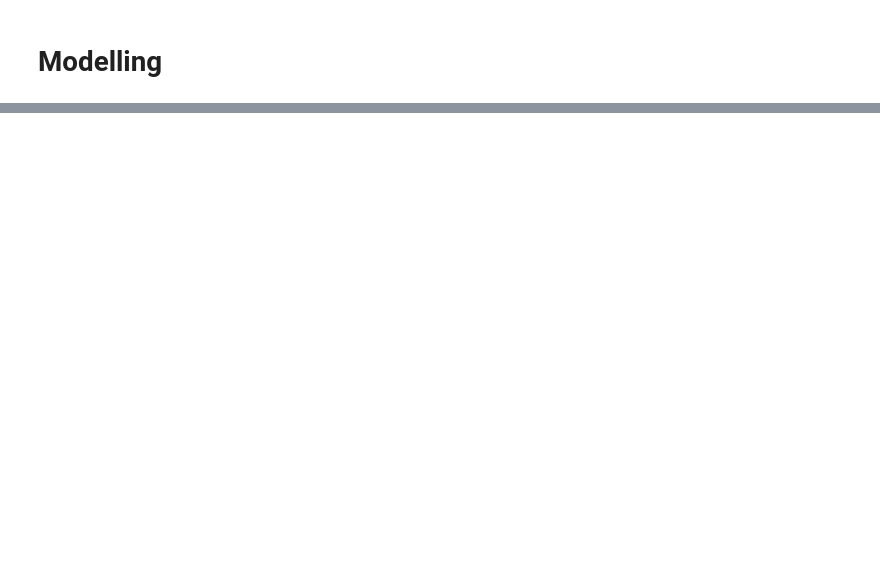
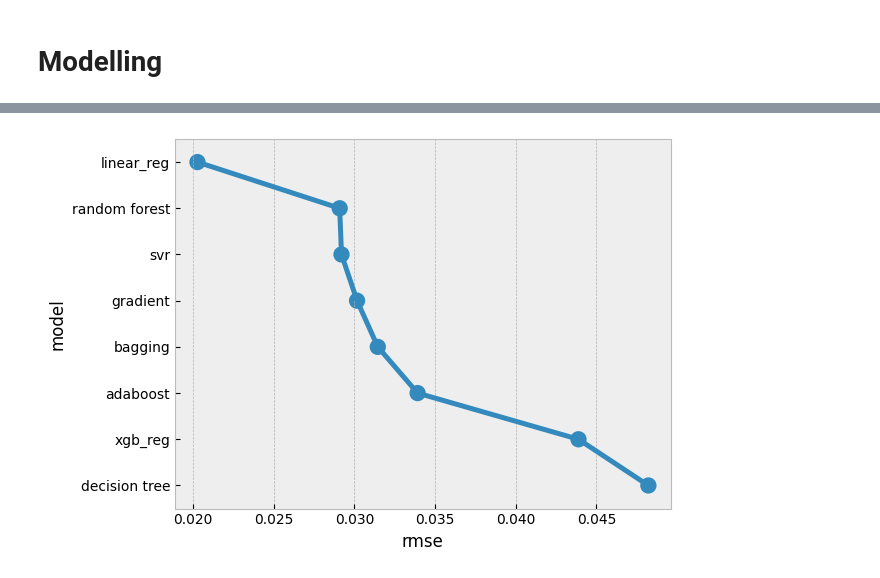
Before and after one commit to anunda-nyagami/predicting-flood-probability, a Jupyter notebook: flood-prediction-eda.ipynb, the cells around one changed output, grey strips where cells are left out. Cells and saved outputs as stored; diff of their text form; code cells hidden in the pictures; blank space fills up the shorter version.

```diff
--- a/flood-prediction-eda.ipynb
+++ b/flood-prediction-eda.ipynb
@@ -282,6 +307,8 @@ evals_df.sort_values('rmse', inplace = True)
 # %%
-sns.pointplot(y='model',x='rmse',data=evals_df)
-plt.show()
+# sns.pointplot(y='model',x='rmse',data=evals_df)
+# plt.show()
+# %% [output]
+[figure, added]
 # %%
 estimators = [
     ('linear_reg', LinearRegression()),
```
Also changed, not shown: parts of 6 cells of this notebook.
